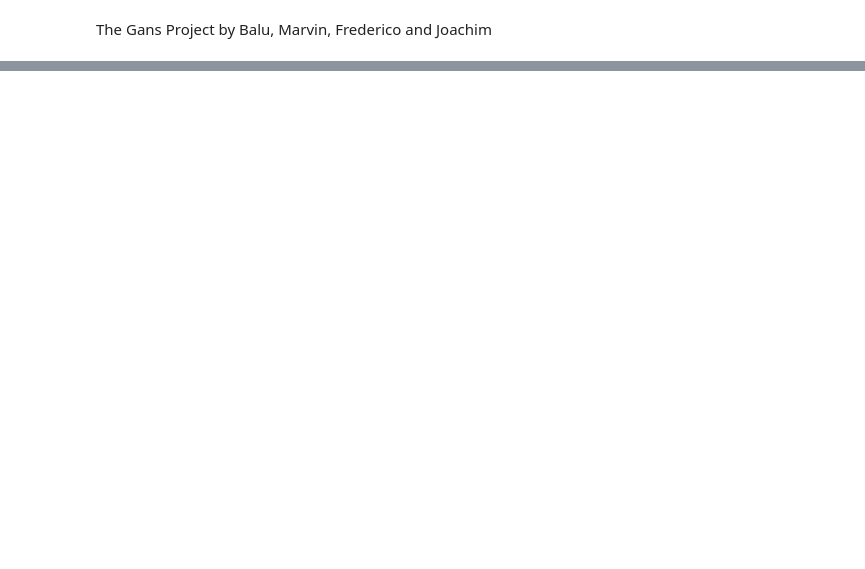
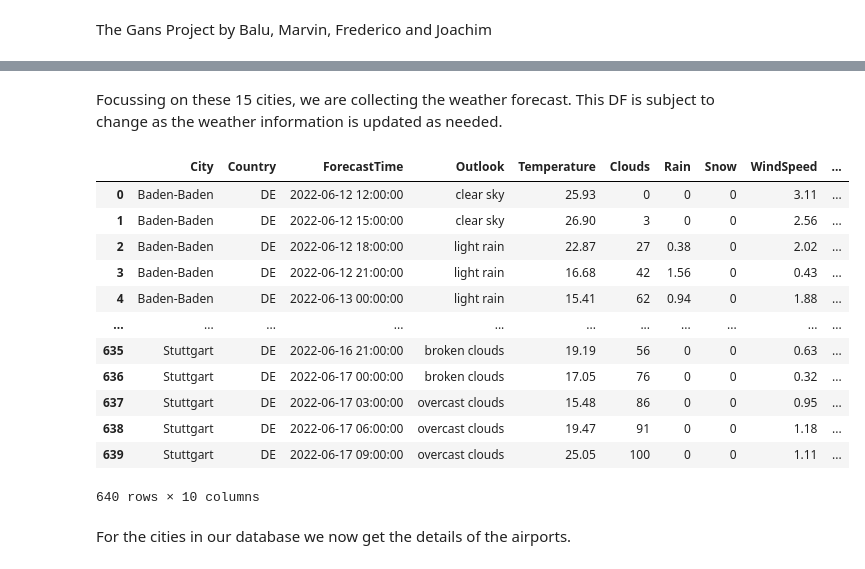
Before and after one commit to Joachim0211/DatapipelineApiToCloud, a Jupyter notebook: GansProjectBMFJ_Joa_06_10_demographics_clean_Joa.ipynb, the cells around one changed output, grey strips where cells are left out. Cells and saved outputs as stored; diff of their text form; code cells hidden in the pictures; blank space fills up the shorter version.

```diff
--- a/GansProjectBMFJ_Joa_06_10_demographics_clean_Joa.ipynb
+++ b/GansProjectBMFJ_Joa_06_10_demographics_clean_Joa.ipynb
@@ -57,0 +105,2 @@ demo(cit) #run the whole thing - good luck!
+# %% [markdown]
+Focussing on these 15 cities, we are collecting the weather forecast. This DF is subject to change as the weather information is updated as needed.
@@ -57,0 +114,56 @@ demo(cit) #run the whole thing - good luck!
+# %%
+#cit = ['Berlin', 'London', 'Paris', 'Rome', 'Wien','Tallinn', 'Budapest', 'Warschau', 'Prague', 'Lisbon', 'Madrid', 'Amsterdam', 'Zagreb', 'Sofia', 'Athens']# use Englisch if possible
+#citd =['Berlin', 'Munich', 'Frankfurt', 'Kiel', 'Rostock', 'Leipzig', 'Cologne', 'Dresden', 'Erfurt', 'Jena', 'Weimar', 'Essen', 'Stuttgart', 'Mainz', 'Hannover', 'Hamburg']#alternatively only German cities
+def weather(cities):
+  API_key = API #gets key from the env file
+
+  tz = pytz.timezone('Europe/Berlin')# timezone needs to be imported and translated for the european cities (Europe_Berlin to Europe/Berlin), see cell below
+  now = datetime.now().astimezone(tz)#for the timestamp time of sampling
+
+  a = {'City': [], 'Country': [], 'ForecastTime': [], 'Outlook': [], 'Temperature': [], 'Clouds': [], 'Rain': [], 'Snow': [], 'WindSpeed': [], 'DateInformation': []} #usefull form of a dic, gives the right form when change to df, see cell below
+
+  for city in cities: #runs a loop over the cities
+    url = (f"http://api.openweathermap.org/data/2.5/forecast?q={city}&appid={API_key}&units=metric")
+    response = requests.get(url)
+    json = response.json() # the first 'priciple' key for this json is 'list', which is not good practice in my op but must be used to loop over it
+    # print(json['city']['name'])
+    # print(type(json))
+
+    for i in json['list']:# informations will be added to the dic a according to the json structure (see weimar cell above), if-else for rain does not work (is there or not but python cannot know that it could be there), therefore try except - appears to work but I´m not sure if clean
+      #print(i)
+      a['City'].append(json['city']['name'])
+      a['Country'].append(json['city']['country'])
+      a['ForecastTime'].append(i['dt_txt'])
+      a['Outlook'].append(i['weather'][0]['description'])
+      a['Temperature'].append(i['main']['temp'])
+      a['Clouds'].append(i['clouds']['all'])
+      try:
+          a['Rain'].append(i['rain']['3h'])
+      except:
+          a['Rain'].append('0')
+      try:
+          a['Snow'].append(i['snow']['3h'])
+      except:
+          a['Snow'].append('0')
+      a['WindSpeed'].append(i['wind']['speed'])
+      a['DateInformation'].append(now.strftime("%d/%m/%Y %H:%M:%S"))
+    b=pd.DataFrame(a) #turns a to datafram , see cell below
+    #print(b)
+  return b
+weather(cit)
+# %% [output]
+|  | City | Country | ForecastTime | Outlook | Temperature | Clouds | Rain | Snow | WindSpeed | ... |
+| 0 | Baden-Baden | DE | 2022-06-12 12:00:00 | clear sky | 25.93 | 0 | 0 | 0 | 3.11 | ... |
+| 1 | Baden-Baden | DE | 2022-06-12 15:00:00 | clear sky | 26.90 | 3 | 0 | 0 | 2.56 | ... |
+| 2 | Baden-Baden | DE | 2022-06-12 18:00:00 | light rain | 22.87 | 27 | 0.38 | 0 | 2.02 | ... |
+| 3 | Baden-Baden | DE | 2022-06-12 21:00:00 | light rain | 16.68 | 42 | 1.56 | 0 | 0.43 | ... |
+| 4 | Baden-Baden | DE | 2022-06-13 00:00:00 | light rain | 15.41 | 62 | 0.94 | 0 | 1.88 | ... |
+| ... | ... | ... | ... | ... | ... | ... | ... | ... | ... | ... |
+| 635 | Stuttgart | DE | 2022-06-16 21:00:00 | broken clouds | 19.19 | 56 | 0 | 0 | 0.63 | ... |
+| 636 | Stuttgart | DE | 2022-06-17 00:00:00 | broken clouds | 17.05 | 76 | 0 | 0 | 0.32 | ... |
+| 637 | Stuttgart | DE | 2022-06-17 03:00:00 | overcast clouds | 15.48 | 86 | 0 | 0 | 0.95 | ... |
+| 638 | Stuttgart | DE | 2022-06-17 06:00:00 | overcast clouds | 19.47 | 91 | 0 | 0 | 1.18 | ... |
+| 639 | Stuttgart | DE | 2022-06-17 09:00:00 | overcast clouds | 25.05 | 100 | 0 | 0 | 1.11 | ... |
+640 rows × 10 columns
+# %% [markdown]
+For the cities in our database we now get the details of the airports.
```
Also changed, not shown: parts of 12 cells of this notebook.
